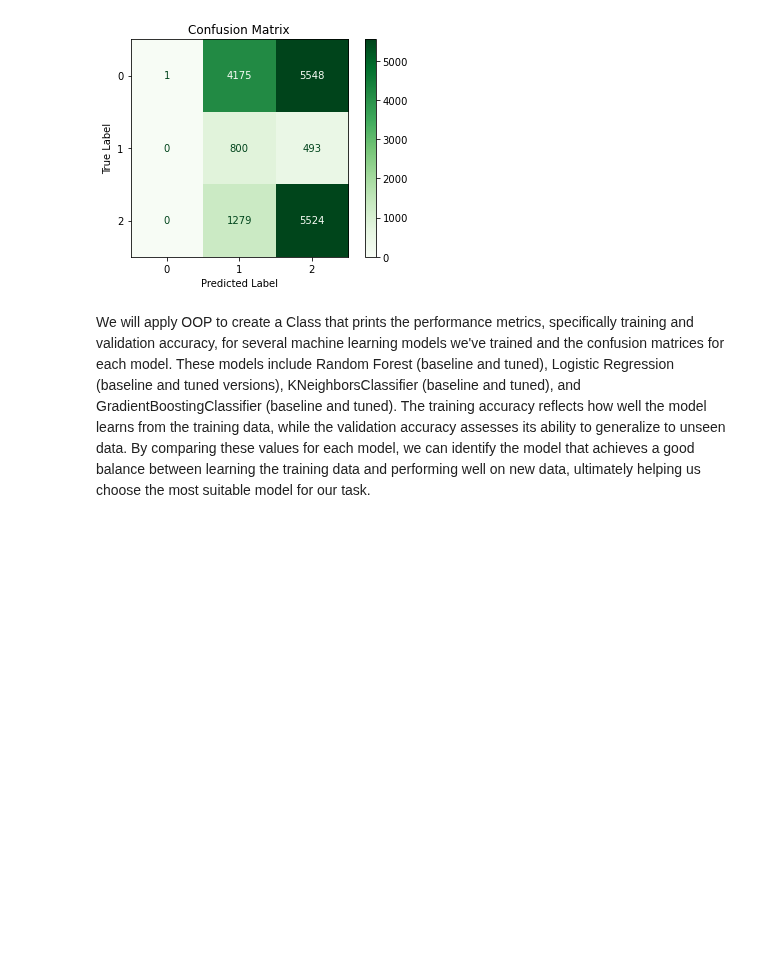
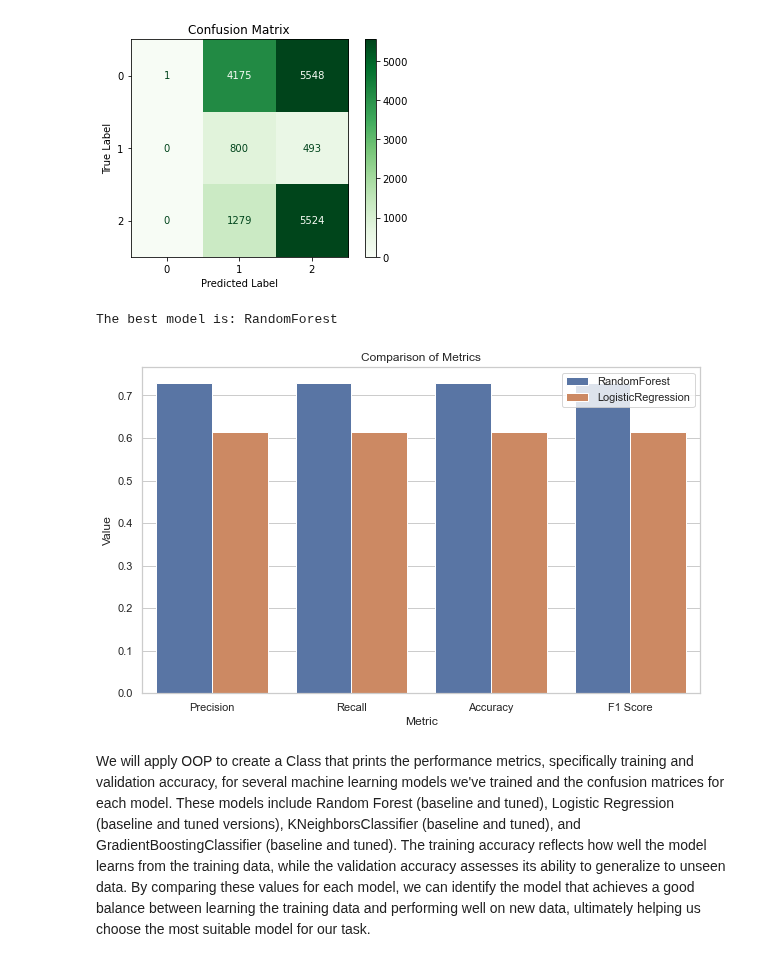
Before and after one commit to Cdasilver29/well-classification-documented, a Jupyter notebook: Technical.ipynb, the cells around one changed output. Saved outputs shown, nothing was run; the diff lists cells and outputs as text; code cells hidden in the pictures; blank space fills up the shorter version.

```diff
--- a/Technical.ipynb
+++ b/Technical.ipynb
@@ -1943,6 +1943,45 @@ Recall: 0.3549382716049383
 Accuracy: 0.3549382716049383
 F1 Score: 0.3549382716049383
 [figure]
+# %%
+### metrics comparison
+def compare_metrics(models_metrics):
+    best_accuracy = 0
+    best_model = None
+    metrics_data = []
+
+    for model, metrics in models_metrics.items():
+        accuracy = metrics['Accuracy']
+        metrics_data.append({'Model': model, **metrics})  # Collect metrics data
+        if accuracy > best_accuracy:
+            best_accuracy = accuracy
+            best_model = model
+
+    return best_model, pd.DataFrame(metrics_data)
+
+# Metrics results for each model
+models_metrics = {
+    'RandomForest': {'Precision': 0.7300785634118967, 'Recall': 0.7300785634118967, 'Accuracy': 0.7300785634118967, 'F1 Score': 0.7300785634118966},
+    'LogisticRegression': {'Precision': 0.6138047138047138, 'Recall': 0.6138047138047138, 'Accuracy': 0.6138047138047138, 'F1 Score': 0.6138047138047138},
+}
+
+# Compare metrics and print the best model
+best_model, metrics_df = compare_metrics(models_metrics)
+print(f"The best model is: {best_model}")
+
+# Plot metrics using seaborn
+sns.set(style="whitegrid")
+plt.figure(figsize=(10, 6))
+metrics_df_melted = pd.melt(metrics_df, id_vars=['Model'], var_name='Metric', value_name='Value')
+sns.barplot(x='Metric', y='Value', hue='Model', data=metrics_df_melted)
+plt.title('Comparison of Metrics')
+plt.ylabel('Value')
+plt.xlabel('Metric')
+plt.legend(loc='upper right')
+plt.show()
+# %% [output]
+The best model is: RandomForest
+[figure, added]
 # %% [markdown]
 We will apply OOP to create a Class that prints the performance metrics, specifically training and validation accuracy, for several machine learning models we've trained and the confusion matrices for each model. These models include Random Forest (baseline and tuned), Logistic Regression (baseline and tuned versions), KNeighborsClassifier (baseline and tuned), and GradientBoostingClassifier (baseline and tuned). The training accuracy reflects how well the model learns from the training data, while the validation accuracy assesses its ability to generalize to unseen data. By comparing these values for each model, we can identify the model that achieves a good balance between learning the training data and performing well on new data, ultimately helping us choose the most suitable model for our task.
 # %%
```
